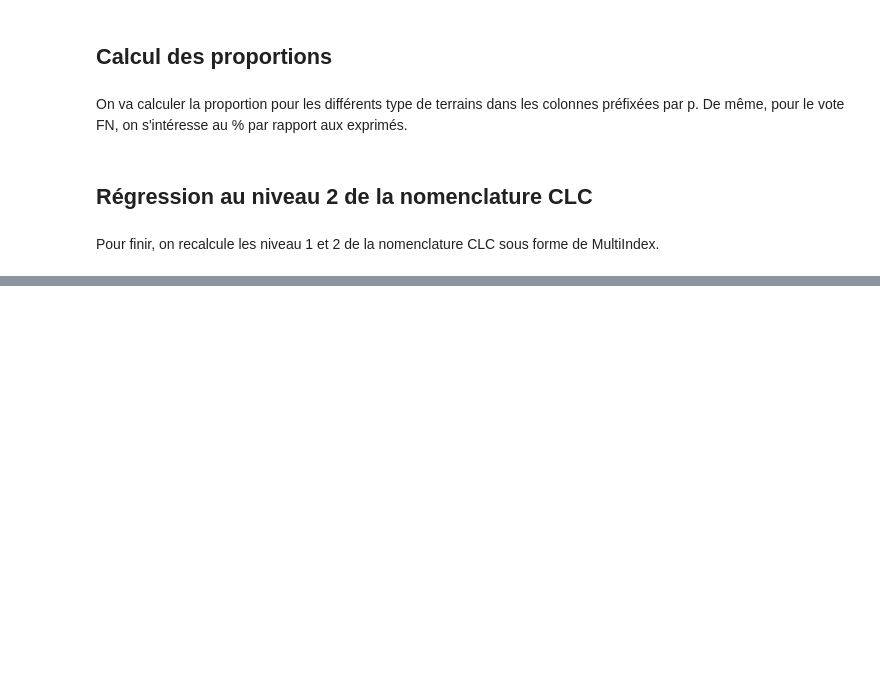
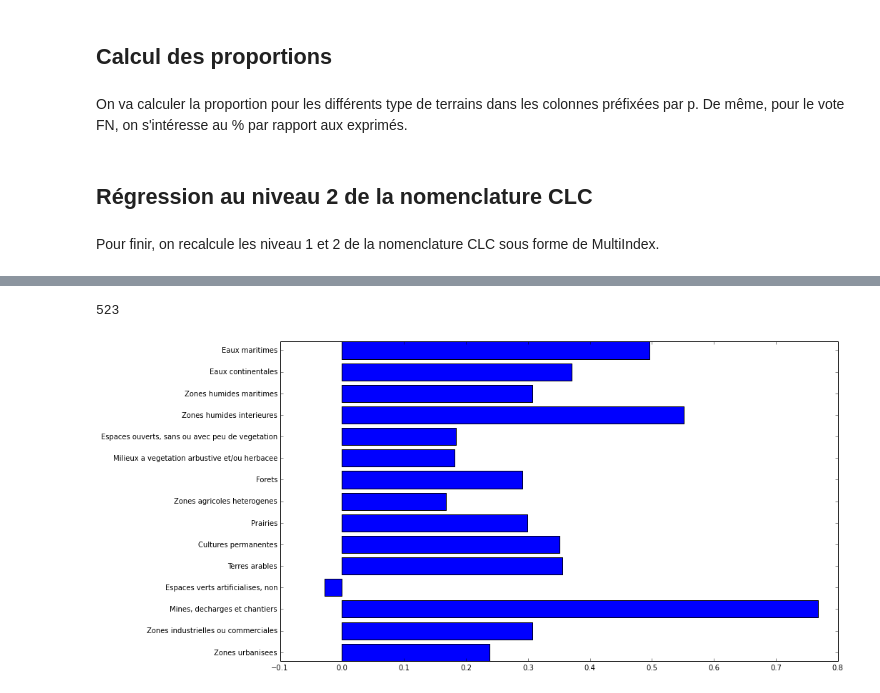
Before and after one commit to philippechataignon/notebook, a Jupyter notebook: Etude euro2014 - clc2006.ipynb, the cells around one changed output, grey strips where cells are left out. Drawn from its saved outputs; the diff is of its cells as text; code cells hidden in the pictures; blank space fills up the shorter version.

Commit message:
Ajoute graphique coefficients regr

```diff
--- a/Etude euro2014 - clc2006.ipynb
+++ b/Etude euro2014 - clc2006.ipynb
@@ -104,3 +104,23 @@ Prob(Omnibus):                  0.000   Jarque-Bera (JB):              954.168
 Skew:                           0.299   Prob(JB):                    6.38e-208
 Kurtosis:                       3.520   Cond. No.                         45.9
 ==============================================================================
+# %%
+lib = pd.read_csv('data/lib_clc2.csv', delimiter='\t', index_col=[0])
+lib
+r = results.params
+#r
+# type(r)
+
+# l = tuple([x[:4] for x in lib.lib])
+print(l)
+
+pos =  arange(len(r))
+plt.figure(figsize=(14,8))
+plt.yticks(arange(len(r)), lib.lib)
+plt.barh(pos, r, align='center')
+plt.show()
+
+# print(r.index.tolist())
+# %% [output]
+523
+[figure, added]
```
Also changed, not shown: parts of 1 cell of this notebook.
